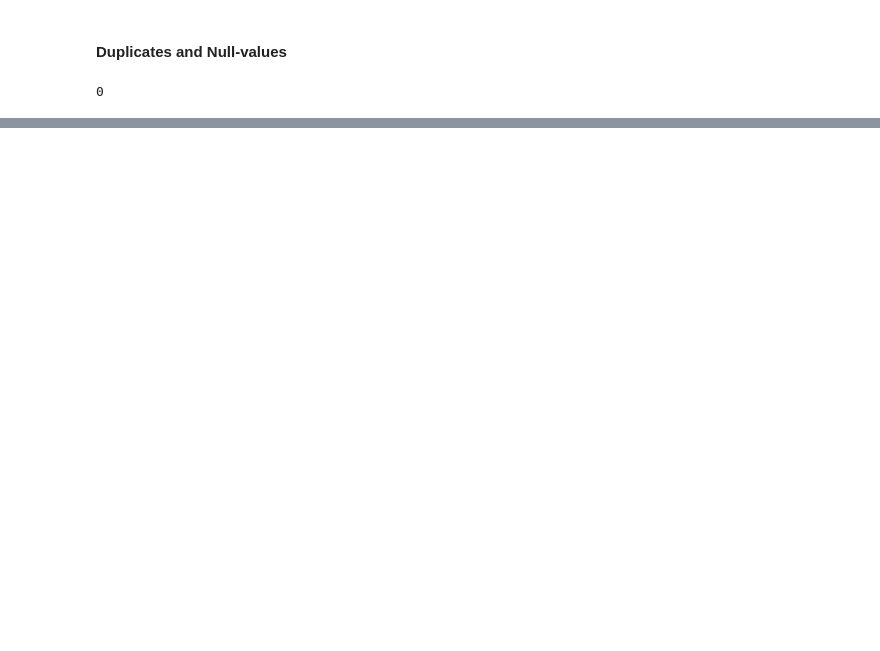
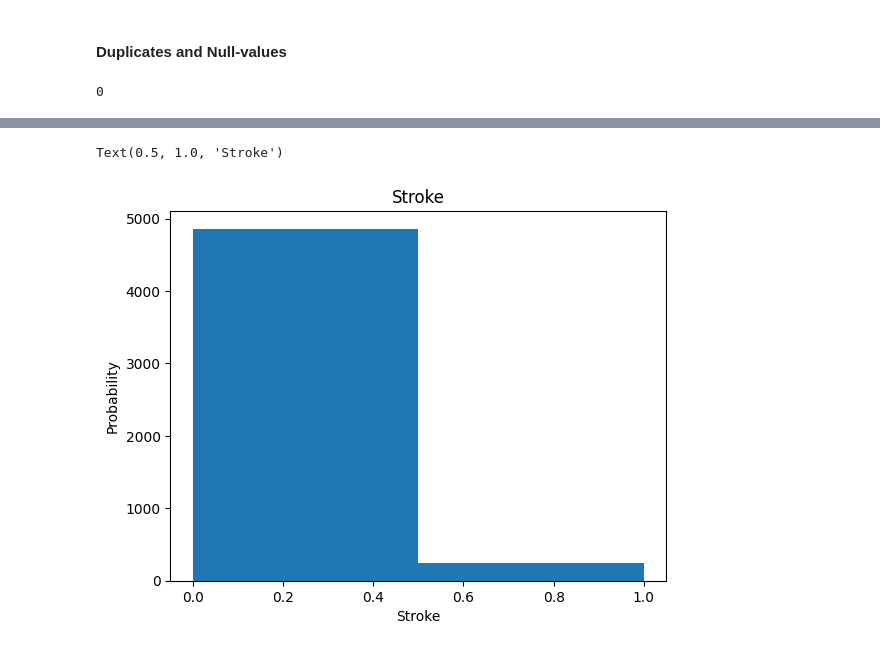
Before and after one commit to helenaglaring/BDM, a Jupyter notebook: BDM_stroke_prediction.ipynb, the cells around one changed output, grey strips where cells are left out. Cells and saved outputs as stored; diff of their text form; code cells hidden in the pictures; blank space fills up the shorter version.

```diff
--- a/BDM_stroke_prediction.ipynb
+++ b/BDM_stroke_prediction.ipynb
@@ -188,0 +260,10 @@ dtype: int64
+# %%
+
+
+plt.hist(df['stroke'], bins=2)  # density=False would make counts
+plt.ylabel('Probability')
+plt.xlabel('Stroke');
+plt.title('Stroke')
+# %% [output]
+Text(0.5, 1.0, 'Stroke')
+[figure, added]
```
Also changed, not shown: parts of 26 cells of this notebook.
